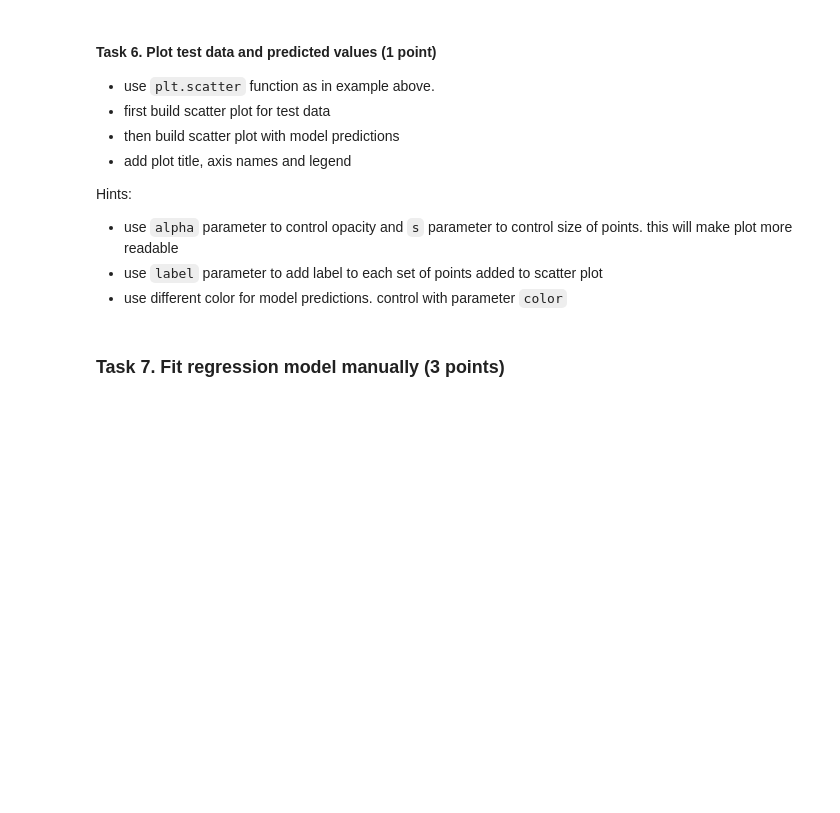
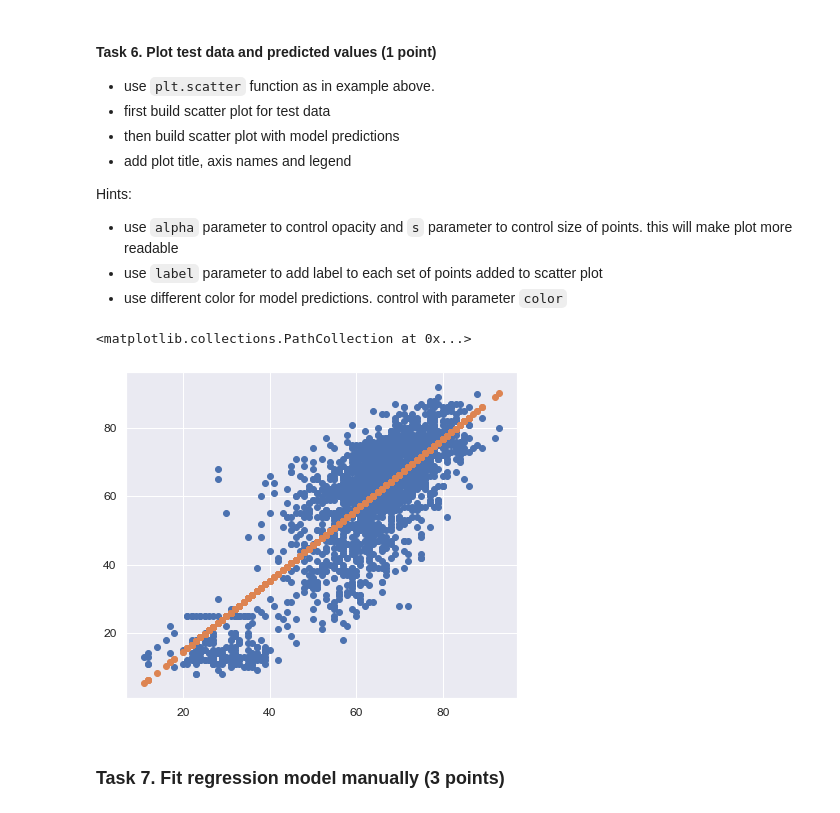
Before and after one commit to LaSegadora/rsschool_3_linear_regression, a Jupyter notebook: linear_regression.ipynb, the cells around one changed output. Drawn from its saved outputs; the diff is of its cells as text; code cells hidden in the pictures; blank space fills up the shorter version.

```diff
--- a/linear_regression.ipynb
+++ b/linear_regression.ipynb
@@ -621,6 +621,6 @@ Recall Linear Regression formula:
 # do not convert it to Series or numpy array.
 
 # your code here:
-# model_manual_preds = ...
+model_manual_preds = model_intercept+model_slope*x_test
 # %%
 assert isinstance(model_manual_preds, pd.DataFrame)
@@ -646,10 +644,13 @@ Hints:
 * use `label` parameter to add label to each set of points added to scatter plot
 * use different color for model predictions. control with parameter `color`
 # %%
-# # your code here
-# plt.scatter(...)
-# plt.scatter(...)
-# plt.legend(...);  # adds legend to a plot
+# your code here
+plt.scatter(x_test,y_test)
+plt.scatter(x_test,model_manual_preds)
+# plt.legend()  # adds legend to a plot
+# %% [output]
+<matplotlib.collections.PathCollection at 0x...>
+[figure, added]
 # %% [markdown]
 ### Task 7.  Fit regression model manually (3 points)
 # %% [markdown]
```
Also changed, not shown: parts of 6 cells of this notebook.
